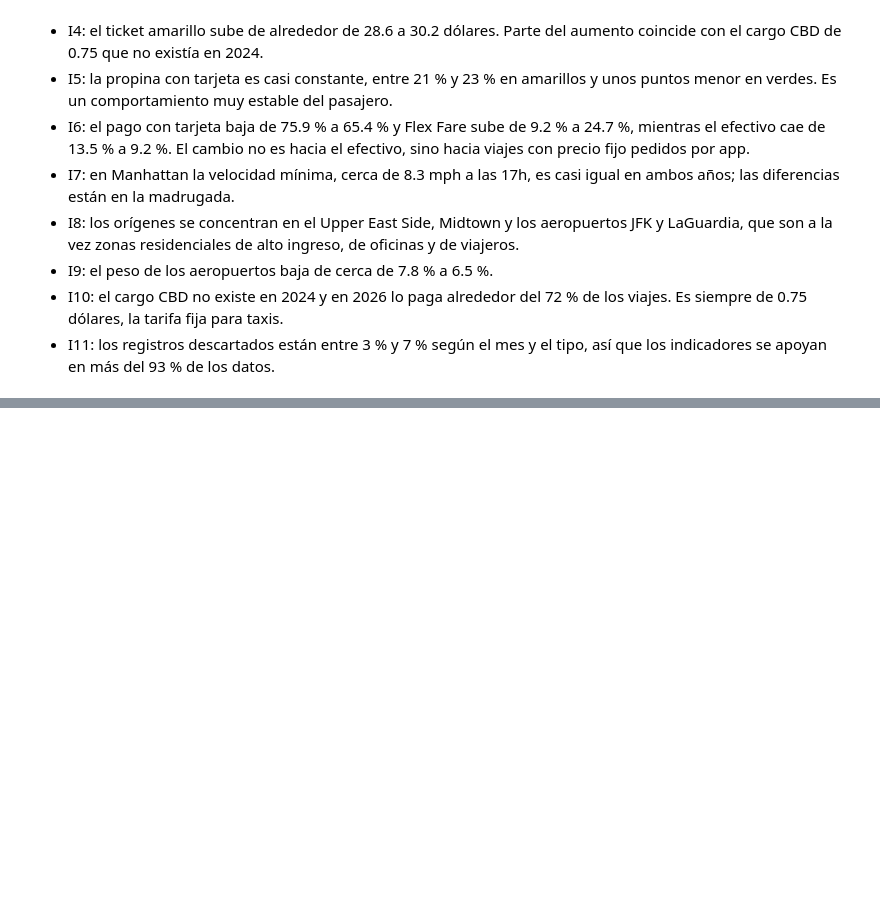
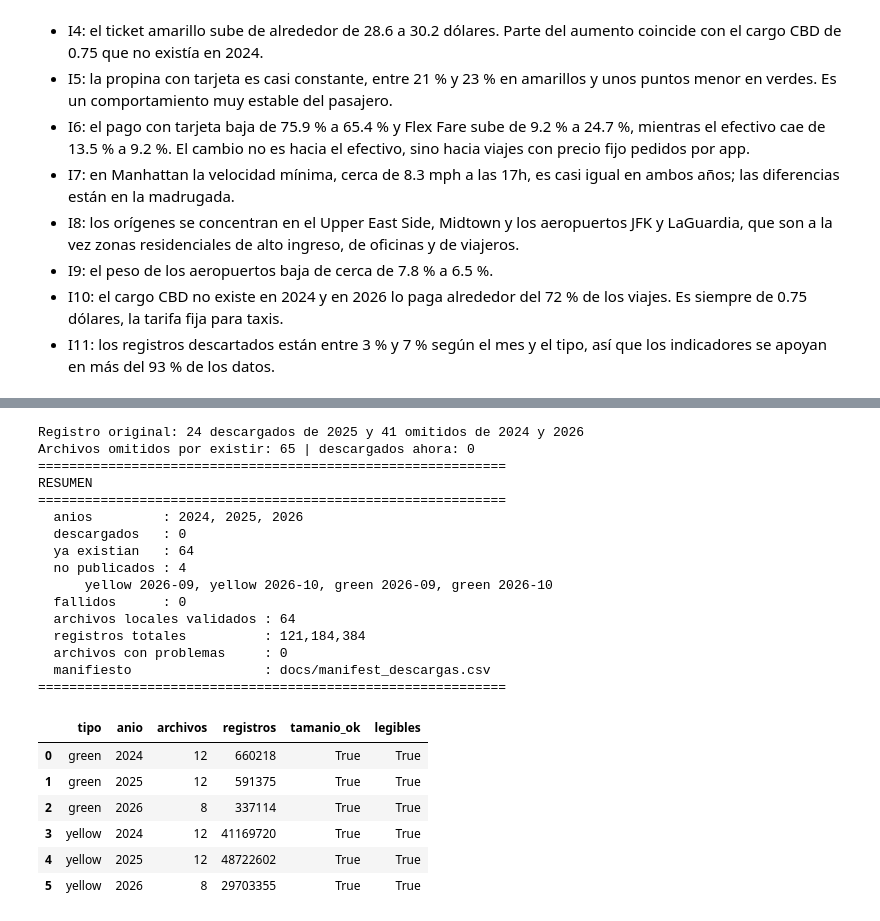
Before and after one commit to erickguerra2/duckdb, a Jupyter notebook: notebooks/Lab8_DuckDB.ipynb, the cells around one changed output, grey strips where cells are left out. Cells and saved outputs as stored; diff of their text form; code cells hidden in the pictures; blank space fills up the shorter version.

```diff
--- a/notebooks/Lab8_DuckDB.ipynb
+++ b/notebooks/Lab8_DuckDB.ipynb
@@ -1861,0 +1868,33 @@ Interpretación con 2024 y 2026:
+# %%
+log = Path("docs/logs/descarga_2024_2025_2026.txt").read_text().splitlines()
+print("Registro original:", sum("listo (" in l for l in log), "descargados de 2025 y",
+      sum("ya existe" in l for l in log), "omitidos de 2024 y 2026")
+manifiesto = descargar()
+display(manifiesto.groupby(["tipo", "anio"])
+        .agg(archivos=("mes", "count"), registros=("registros", "sum"),
+             tamanio_ok=("tamanio_ok", "all"), legibles=("parquet_legible", "all"))
+        .reset_index())
+# %% [output]
+Registro original: 24 descargados de 2025 y 41 omitidos de 2024 y 2026
+Archivos omitidos por existir: 65 | descargados ahora: 0
+============================================================
+RESUMEN
+============================================================
+  anios         : 2024, 2025, 2026
+  descargados   : 0
+  ya existian   : 64
+  no publicados : 4
+      yellow 2026-09, yellow 2026-10, green 2026-09, green 2026-10
+  fallidos      : 0
+  archivos locales validados : 64
+  registros totales          : 121,184,384
+  archivos con problemas     : 0
+  manifiesto                 : docs/manifest_descargas.csv
+============================================================
+|  | tipo | anio | archivos | registros | tamanio_ok | legibles |
+| 0 | green | 2024 | 12 | 660218 | True | True |
+| 1 | green | 2025 | 12 | 591375 | True | True |
+| 2 | green | 2026 | 8 | 337114 | True | True |
+| 3 | yellow | 2024 | 12 | 41169720 | True | True |
+| 4 | yellow | 2025 | 12 | 48722602 | True | True |
+| 5 | yellow | 2026 | 8 | 29703355 | True | True |
```
Also changed, not shown: parts of 15 cells of this notebook, 13 other files.
